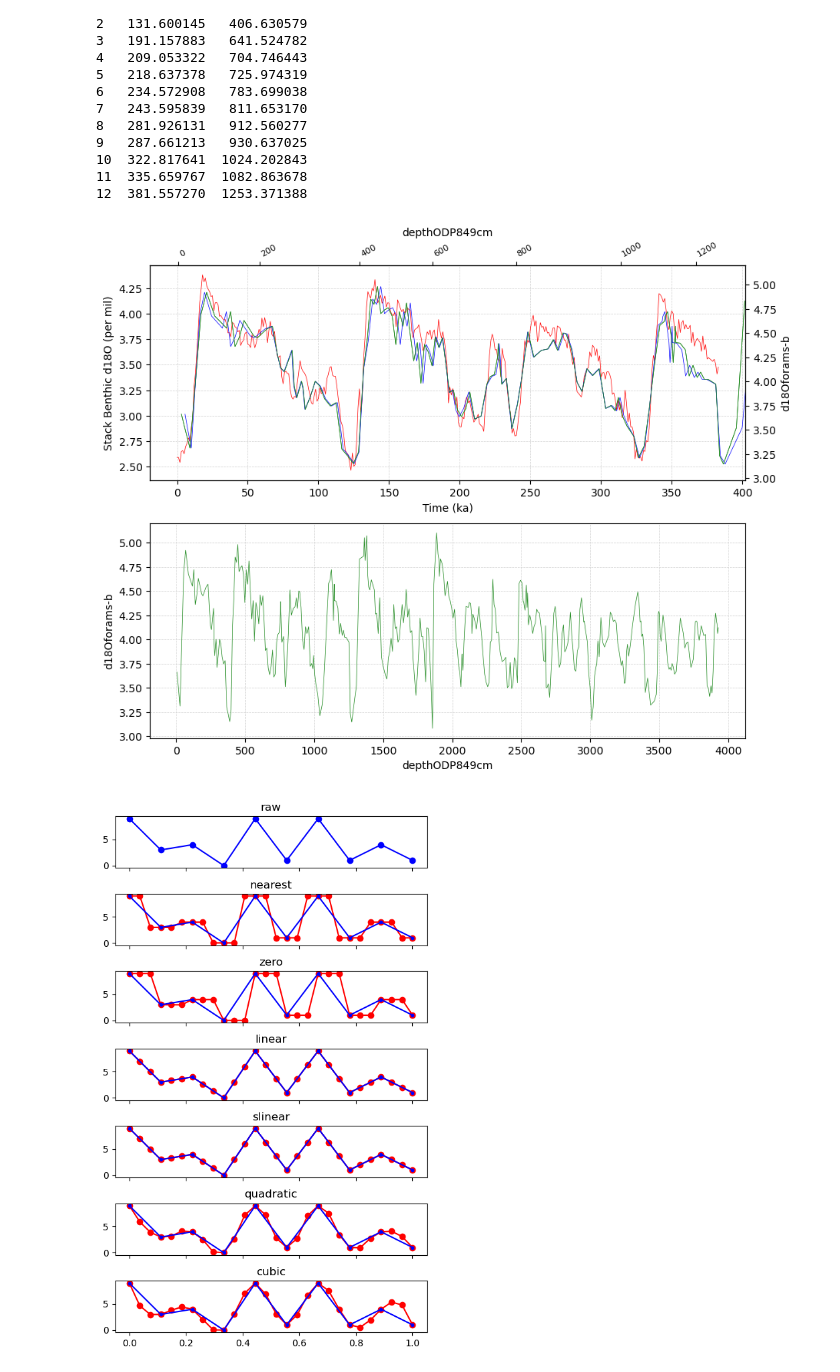
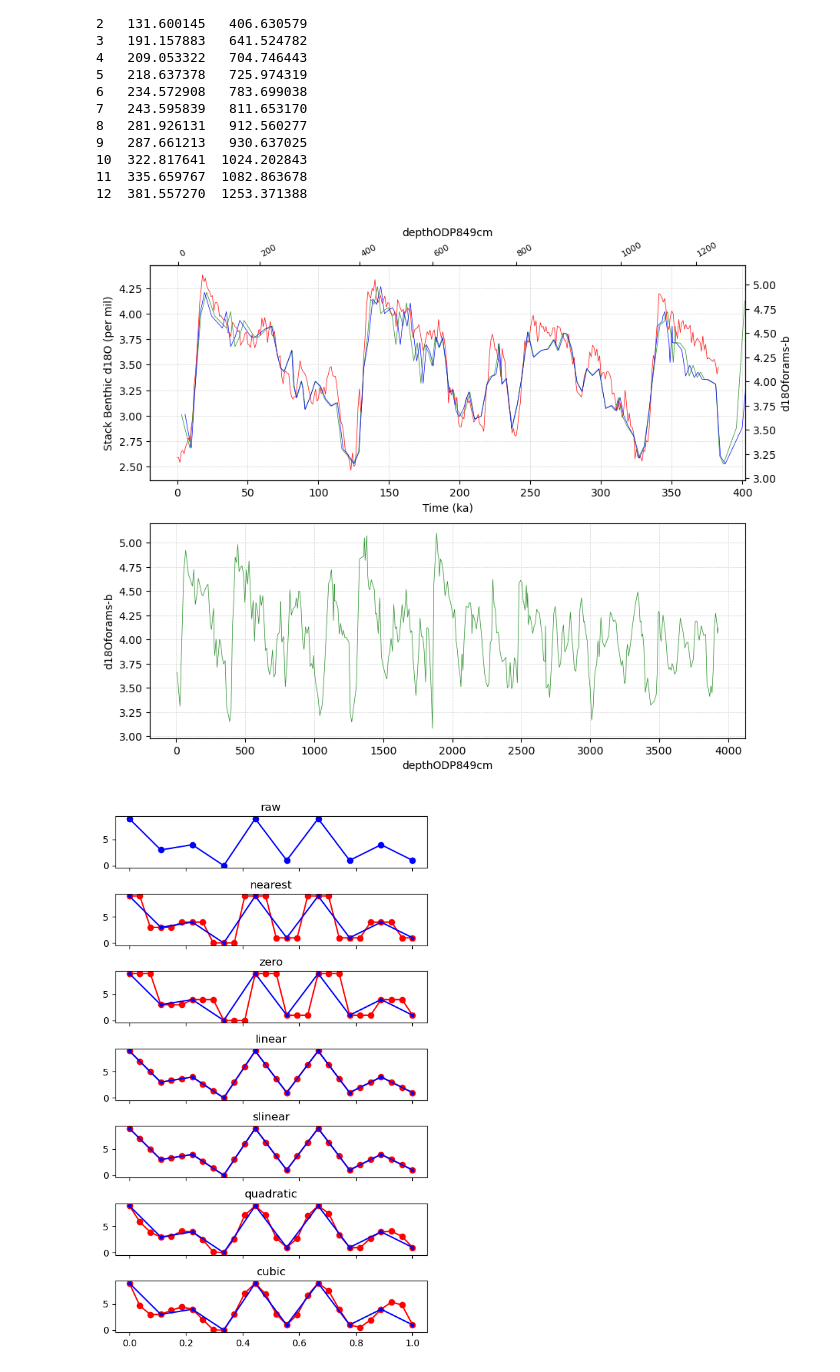
Before and after one commit to PBrockmann/PyAnalyseries, a Jupyter notebook: interp1d.ipynb, the cells around one changed output. Cells and saved outputs as stored; diff of their text form; code cells hidden in the pictures.

```diff
--- a/interp1d.ipynb
+++ b/interp1d.ipynb
@@ -98,33 +98,31 @@ g_2to1 = interpolate.interp1d(coordsX2, coordsX1, kind=kind, fill_value="extrapo
 # %%
 fig, axs = plt.subplots(2, 1, figsize=(10,8))
 
 axs[0].plot(x1, y1, c='red', lw=0.5)
 axs[0].grid(visible=True, which='major', color='lightgray', linestyle='dashed', linewidth=0.5)
 axs[0].set_xlabel(x1Name)
 axs[0].set_ylabel(y1Name)
 xlim = axs[0].get_xlim()
 
 axs[1].plot(x2, y2, c='forestgreen', lw=0.5)
 axs[1].grid(visible=True, which='major', color='lightgray', linestyle='dashed', linewidth=0.5)
 axs[1].set_xlabel(x2Name)
 axs[1].set_ylabel(y2Name)
 
 axsInterp = axs[0].twinx()
 axsInterp.set_ylabel(y2Name)
 axsInterp.plot(f_2to1(x2), y2, c='forestgreen', lw=0.5)
 second_xaxis = axsInterp.secondary_xaxis('top', functions=(f_1to2, f_2to1))
 second_xaxis.tick_params(labelrotation=30, labelsize=8)
 second_xaxis.set_xlabel(x2Name)
 plt.setp(second_xaxis.get_xticklabels(), horizontalalignment='left')
 axsInterp.set_xlim(xlim)
 
 axsInterp.plot(g_2to1(x2), y2, c='blue', lw=0.5)
 
-axsInterp.plot(f_2to1(x2), y2, c='forestgreen', lw=0.5)
-
 plt.show()
 # %% [output]
-[figure, old version]
+[figure, new version]
 # %%
 import numpy as np
 import matplotlib.pyplot as plt
```
Also changed, not shown: parts of 3 cells of this notebook, 3 other files.
